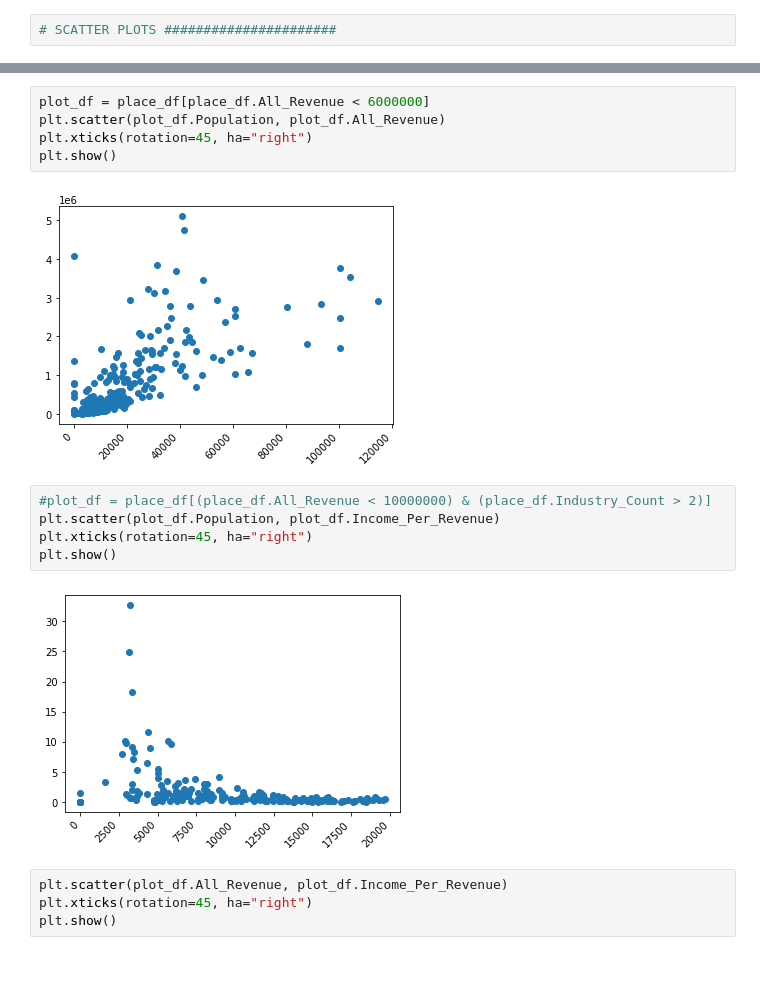
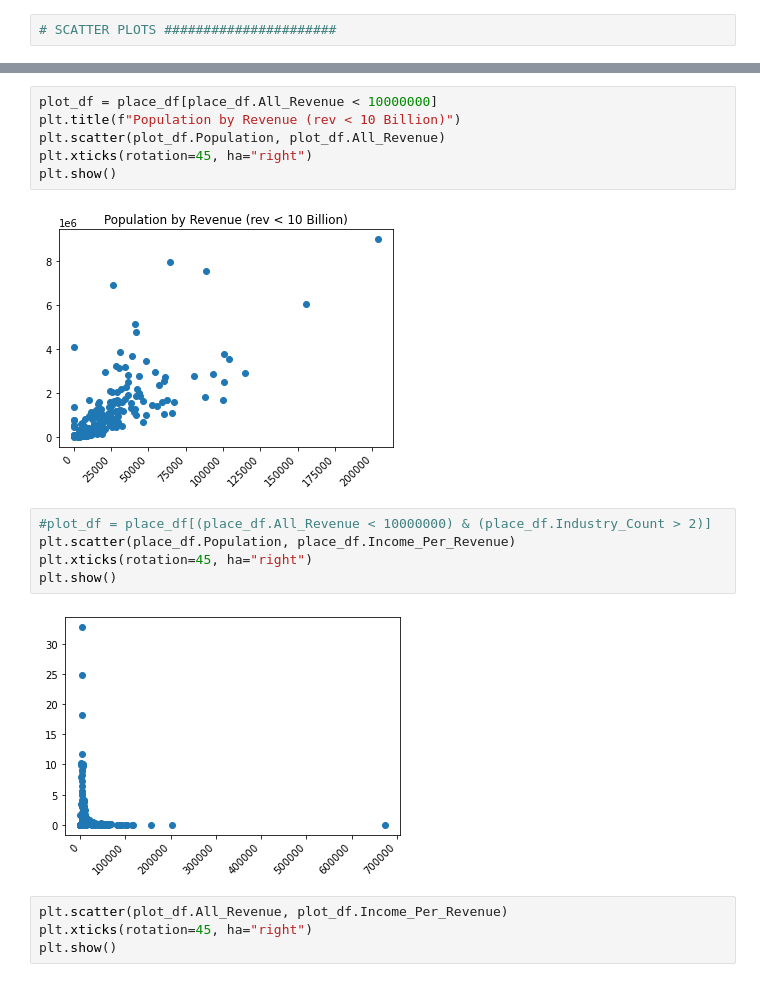
Before and after one commit to markstiles/us-data-analysis, a Jupyter notebook: places-model-exploration.ipynb, the cells around one changed output, grey strips where cells are left out. Saved outputs shown, nothing was run; the diff lists cells and outputs as text.

```diff
--- a/places-model-exploration.ipynb
+++ b/places-model-exploration.ipynb
@@ -258,17 +1301,18 @@ plt.show()
 # %%
-plot_df = place_df[place_df.All_Revenue < 6000000]
+plot_df = place_df[place_df.All_Revenue < 10000000]
+plt.title(f"Population by Revenue (rev < 10 Billion)")
 plt.scatter(plot_df.Population, plot_df.All_Revenue)
 plt.xticks(rotation=45, ha="right")
 plt.show()
 # %% [output]
-[figure, old version]
+[figure, new version]
 # %%
 #plot_df = place_df[(place_df.All_Revenue < 10000000) & (place_df.Industry_Count > 2)]
-plt.scatter(plot_df.Population, plot_df.Income_Per_Revenue)
+plt.scatter(place_df.Population, place_df.Income_Per_Revenue)
 plt.xticks(rotation=45, ha="right")
 plt.show()
 # %% [output]
-[figure, old version]
+[figure, new version]
 # %%
 plt.scatter(plot_df.All_Revenue, plot_df.Income_Per_Revenue)
 plt.xticks(rotation=45, ha="right")
```
Also changed, not shown: parts of 92 cells of this notebook, 9 other files.
